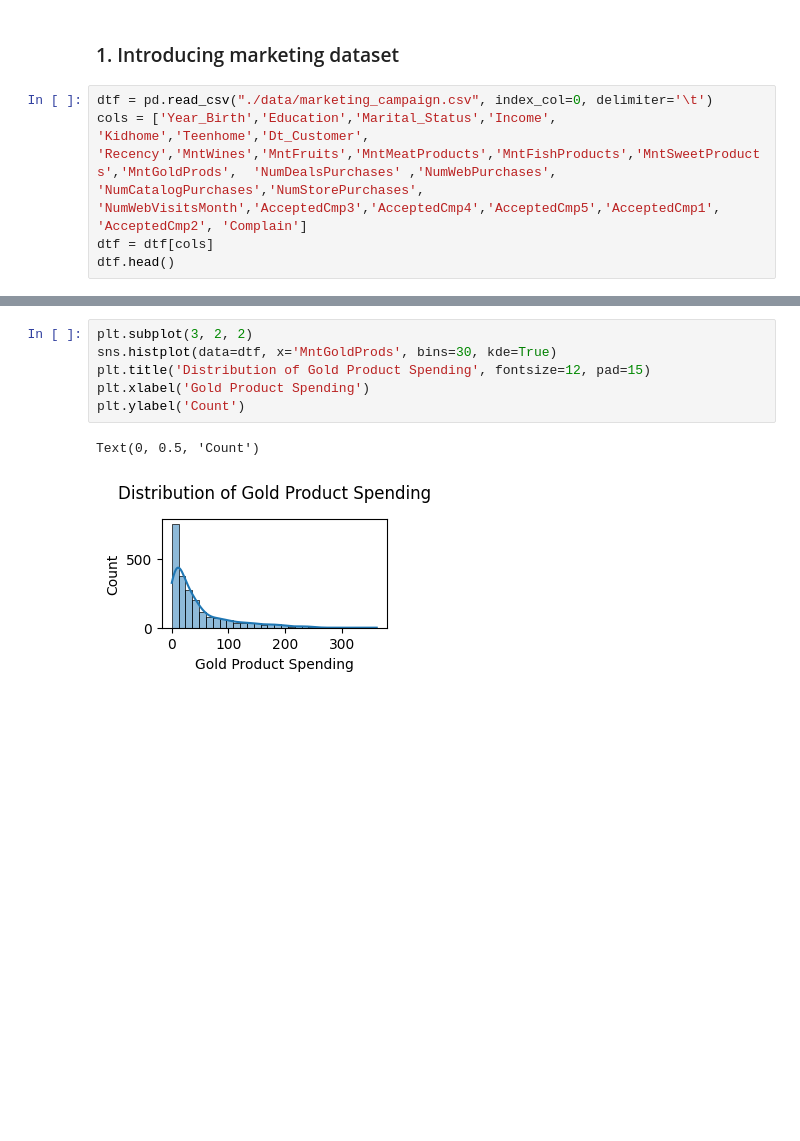
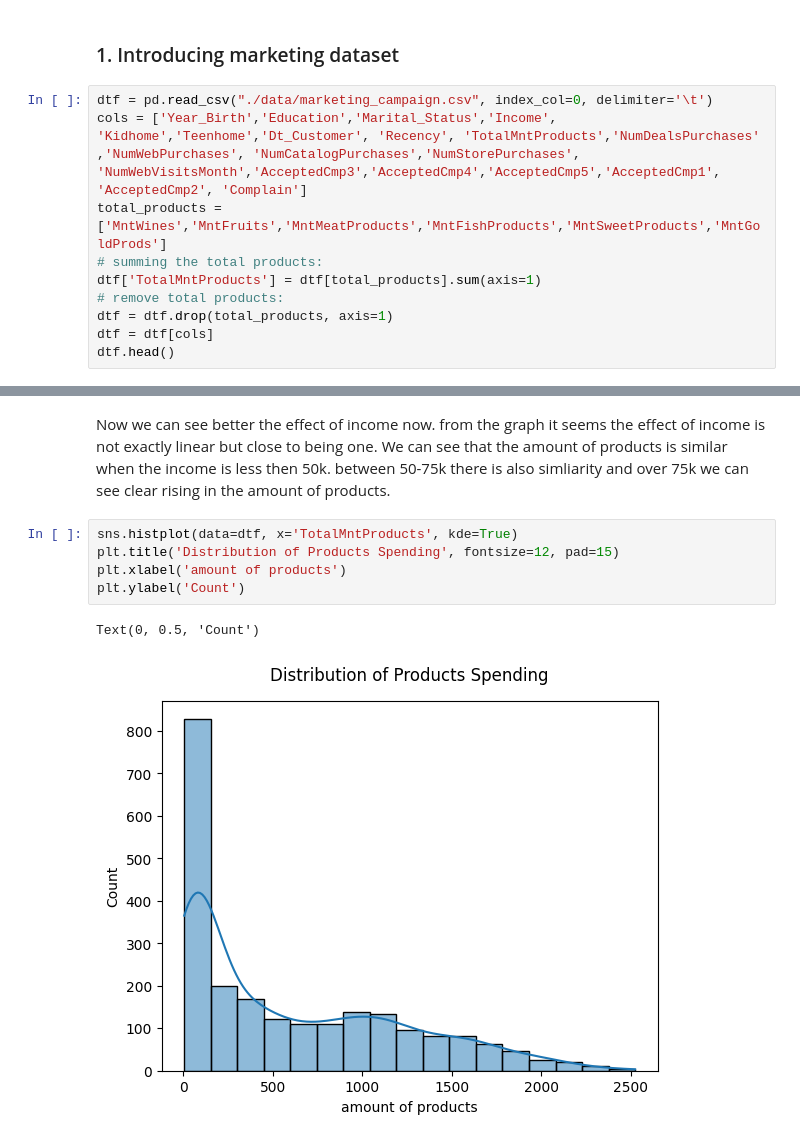
Before and after one commit to GodErlich/TDS-project, a Jupyter notebook: analysis.ipynb, the cells around one changed output, grey strips where cells are left out. Saved outputs shown, nothing was run; the diff lists cells and outputs as text; blank space fills up the shorter version.

```diff
--- a/analysis.ipynb
+++ b/analysis.ipynb
@@ -23,7 +23,12 @@ warnings.filterwarnings("ignore")
 ### 1. Introducing marketing dataset
 # %%
 dtf = pd.read_csv("./data/marketing_campaign.csv", index_col=0, delimiter='\t')
-cols = ['Year_Birth','Education','Marital_Status','Income',	'Kidhome','Teenhome','Dt_Customer',	'Recency','MntWines','MntFruits','MntMeatProducts','MntFishProducts','MntSweetProducts','MntGoldProds',	'NumDealsPurchases'	,'NumWebPurchases',	'NumCatalogPurchases','NumStorePurchases', 'NumWebVisitsMonth','AcceptedCmp3','AcceptedCmp4','AcceptedCmp5','AcceptedCmp1', 'AcceptedCmp2', 'Complain']
+cols = ['Year_Birth','Education','Marital_Status','Income',	'Kidhome','Teenhome','Dt_Customer',	'Recency', 'TotalMntProducts','NumDealsPurchases'	,'NumWebPurchases',	'NumCatalogPurchases','NumStorePurchases', 'NumWebVisitsMonth','AcceptedCmp3','AcceptedCmp4','AcceptedCmp5','AcceptedCmp1', 'AcceptedCmp2', 'Complain']
+total_products = ['MntWines','MntFruits','MntMeatProducts','MntFishProducts','MntSweetProducts','MntGoldProds']
+# summing the total products:
+dtf['TotalMntProducts'] = dtf[total_products].sum(axis=1)
+# remove total products:
+dtf = dtf.drop(total_products, axis=1)
 dtf = dtf[cols]
 dtf.head()
 # %% [output]
@@ -69,9 +106,10 @@ Text(0, 0.5, 'Gold Product Spending')
+# %% [markdown]
+Now we can see better the effect of income now. from the graph it seems the effect of income is not exactly linear but close to being one. We can see that the amount of products is similar when the income is less then 50k. between 50-75k there is also simliarity and over 75k we can see clear rising in the amount of products.
 # %%
-plt.subplot(3, 2, 2)
-sns.histplot(data=dtf, x='MntGoldProds', bins=30, kde=True)
-plt.title('Distribution of Gold Product Spending', fontsize=12, pad=15)
-plt.xlabel('Gold Product Spending')
+sns.histplot(data=dtf, x='TotalMntProducts', kde=True)
+plt.title('Distribution of Products Spending', fontsize=12, pad=15)
+plt.xlabel('amount of products')
 plt.ylabel('Count')
 # %% [output]
 Text(0, 0.5, 'Count')
-[figure, old version]
+[figure, new version]
```
Also changed, not shown: parts of 31 cells of this notebook.
